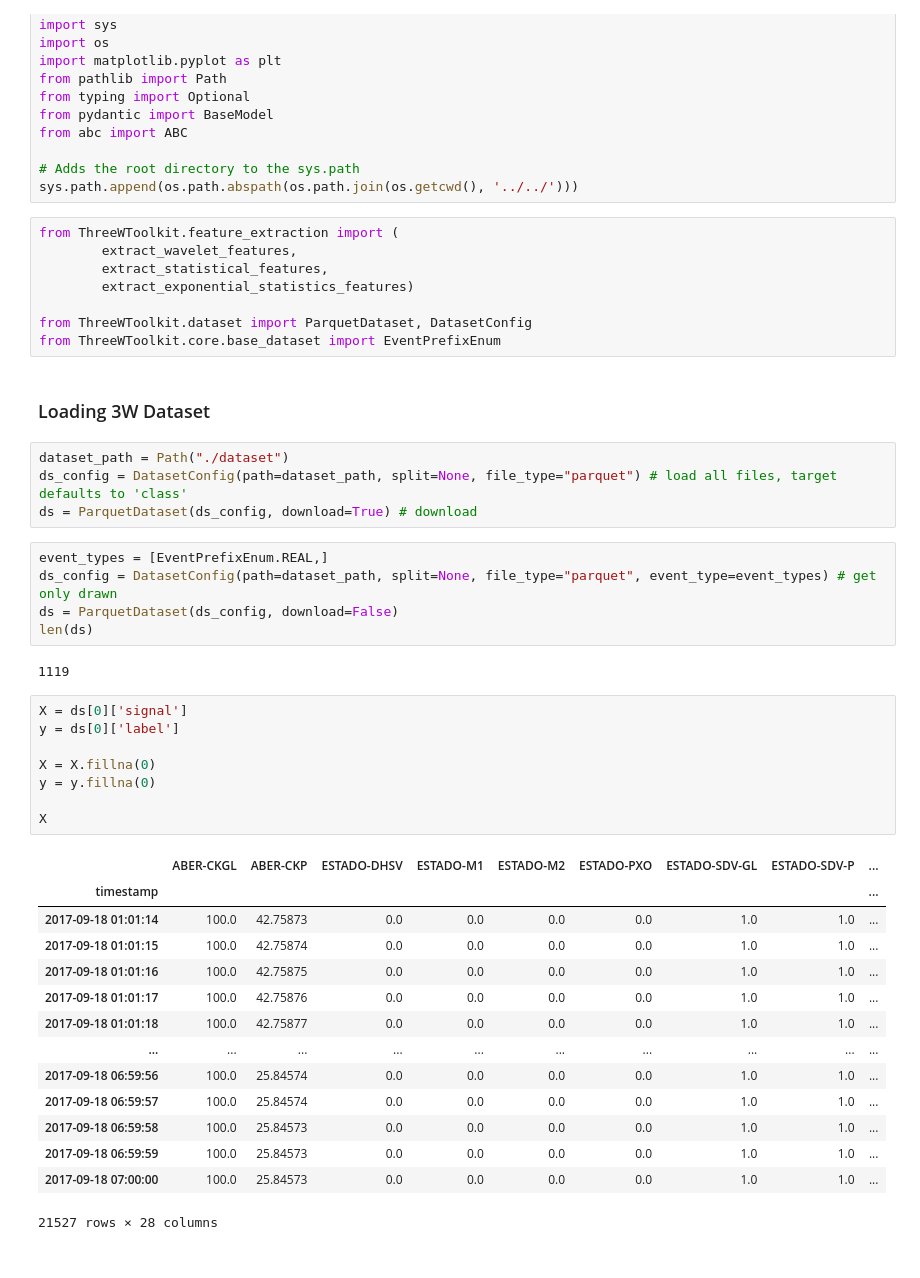
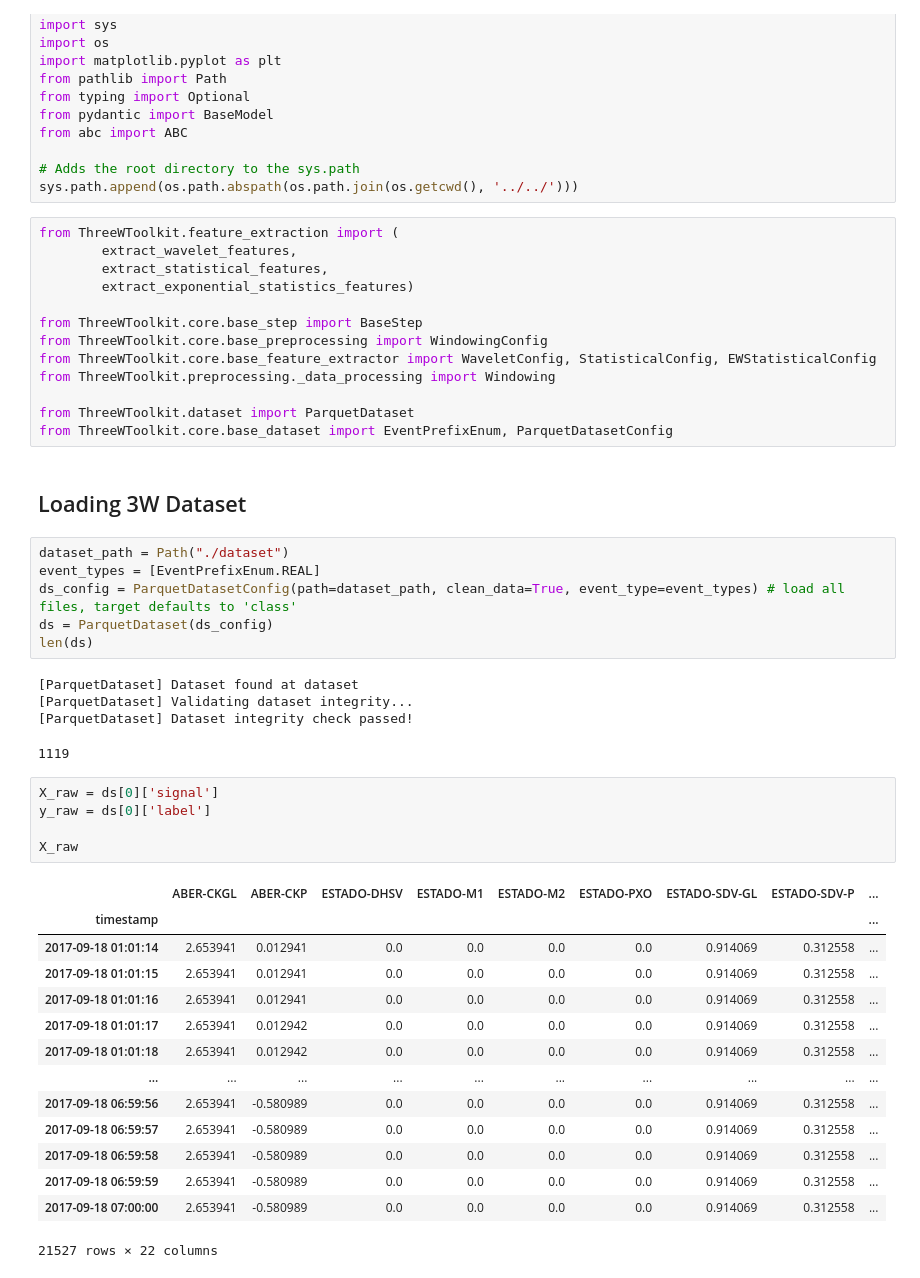
Before and after one commit to petrobras/3W, a Jupyter notebook: docs/notebooks/feature_extraction_examples.ipynb, the cells around one changed output. Saved outputs shown, nothing was run; the diff lists cells and outputs as text.

```diff
--- a/docs/notebooks/feature_extraction_examples.ipynb
+++ b/docs/notebooks/feature_extraction_examples.ipynb
@@ -19,41 +30,43 @@ from ThreeWToolkit.feature_extraction import (
         extract_statistical_features,
         extract_exponential_statistics_features)
 
-from ThreeWToolkit.dataset import ParquetDataset, DatasetConfig
-from ThreeWToolkit.core.base_dataset import EventPrefixEnum
+from ThreeWToolkit.core.base_step import BaseStep
+from ThreeWToolkit.core.base_preprocessing import WindowingConfig
+from ThreeWToolkit.core.base_feature_extractor import WaveletConfig, StatisticalConfig, EWStatisticalConfig
+from ThreeWToolkit.preprocessing._data_processing import Windowing
+
+from ThreeWToolkit.dataset import ParquetDataset
+from ThreeWToolkit.core.base_dataset import EventPrefixEnum, ParquetDatasetConfig
 # %% [markdown]
-### Loading 3W Dataset
+## Loading 3W Dataset
 # %%
 dataset_path = Path("./dataset")
-ds_config = DatasetConfig(path=dataset_path, split=None, file_type="parquet") # load all files, target defaults to 'class'
-ds = ParquetDataset(ds_config, download=True) # download
+event_types = [EventPrefixEnum.REAL]
+ds_config = ParquetDatasetConfig(path=dataset_path, clean_data=True, event_type=event_types) # load all files, target defaults to 'class'
+ds = ParquetDataset(ds_config)
+len(ds)
+# %% [output]
+[ParquetDataset] Dataset found at dataset
+[ParquetDataset] Validating dataset integrity...
+[ParquetDataset] Dataset integrity check passed!
+1119
-# %%
-event_types = [EventPrefixEnum.REAL,]
-ds_config = DatasetConfig(path=dataset_path, split=None, file_type="parquet", event_type=event_types) # get only drawn
-ds = ParquetDataset(ds_config, download=False)
-len(ds)
-# %% [output]
-1119
 # %%
-X = ds[0]['signal']
-y = ds[0]['label']
+X_raw = ds[0]['signal']
+y_raw = ds[0]['label']
 
-X = X.fillna(0)
-y = y.fillna(0)
-
-X
+X_raw
 # %% [output]
 |  | ABER-CKGL | ABER-CKP | ESTADO-DHSV | ESTADO-M1 | ESTADO-M2 | ESTADO-PXO | ESTADO-SDV-GL | ESTADO-SDV-P | ... |
 | timestamp |  |  |  |  |  |  |  |  | ... |
-| 2017-09-18 01:01:14 | 100.0 | 42.75873 | 0.0 | 0.0 | 0.0 | 0.0 | 1.0 | 1.0 | ... |
-| 2017-09-18 01:01:15 | 100.0 | 42.75874 | 0.0 | 0.0 | 0.0 | 0.0 | 1.0 | 1.0 | ... |
-| 2017-09-18 01:01:16 | 100.0 | 42.75875 | 0.0 | 0.0 | 0.0 | 0.0 | 1.0 | 1.0 | ... |
-| 2017-09-18 01:01:17 | 100.0 | 42.75876 | 0.0 | 0.0 | 0.0 | 0.0 | 1.0 | 1.0 | ... |
-| 2017-09-18 01:01:18 | 100.0 | 42.75877 | 0.0 | 0.0 | 0.0 | 0.0 | 1.0 | 1.0 | ... |
+| 2017-09-18 01:01:14 | 2.653941 | 0.012941 | 0.0 | 0.0 | 0.0 | 0.0 | 0.914069 | 0.312558 | ... |
+| 2017-09-18 01:01:15 | 2.653941 | 0.012941 | 0.0 | 0.0 | 0.0 | 0.0 | 0.914069 | 0.312558 | ... |
+| 2017-09-18 01:01:16 | 2.653941 | 0.012941 | 0.0 | 0.0 | 0.0 | 0.0 | 0.914069 | 0.312558 | ... |
+| 2017-09-18 01:01:17 | 2.653941 | 0.012942 | 0.0 | 0.0 | 0.0 | 0.0 | 0.914069 | 0.312558 | ... |
+| 2017-09-18 01:01:18 | 2.653941 | 0.012942 | 0.0 | 0.0 | 0.0 | 0.0 | 0.914069 | 0.312558 | ... |
 | ... | ... | ... | ... | ... | ... | ... | ... | ... | ... |
-| 2017-09-18 06:59:56 | 100.0 | 25.84574 | 0.0 | 0.0 | 0.0 | 0.0 | 1.0 | 1.0 | ... |
-| 2017-09-18 06:59:57 | 100.0 | 25.84574 | 0.0 | 0.0 | 0.0 | 0.0 | 1.0 | 1.0 | ... |
-| 2017-09-18 06:59:58 | 100.0 | 25.84573 | 0.0 | 0.0 | 0.0 | 0.0 | 1.0 | 1.0 | ... |
-| 2017-09-18 06:59:59 | 100.0 | 25.84573 | 0.0 | 0.0 | 0.0 | 0.0 | 1.0 | 1.0 | ... |
-| 2017-09-18 07:00:00 | 100.0 | 25.84573 | 0.0 | 0.0 | 0.0 | 0.0 | 1.0 | 1.0 | ... |
+| 2017-09-18 06:59:56 | 2.653941 | -0.580989 | 0.0 | 0.0 | 0.0 | 0.0 | 0.914069 | 0.312558 | ... |
+| 2017-09-18 06:59:57 | 2.653941 | -0.580989 | 0.0 | 0.0 | 0.0 | 0.0 | 0.914069 | 0.312558 | ... |
+| 2017-09-18 06:59:58 | 2.653941 | -0.580989 | 0.0 | 0.0 | 0.0 | 0.0 | 0.914069 | 0.312558 | ... |
+| 2017-09-18 06:59:59 | 2.653941 | -0.580989 | 0.0 | 0.0 | 0.0 | 0.0 | 0.914069 | 0.312558 | ... |
+| 2017-09-18 07:00:00 | 2.653941 | -0.580989 | 0.0 | 0.0 | 0.0 | 0.0 | 0.914069 | 0.312558 | ... |
-21527 rows × 28 columns
+21527 rows × 22 columns
```
Also changed, not shown: parts of 13 cells of this notebook.
